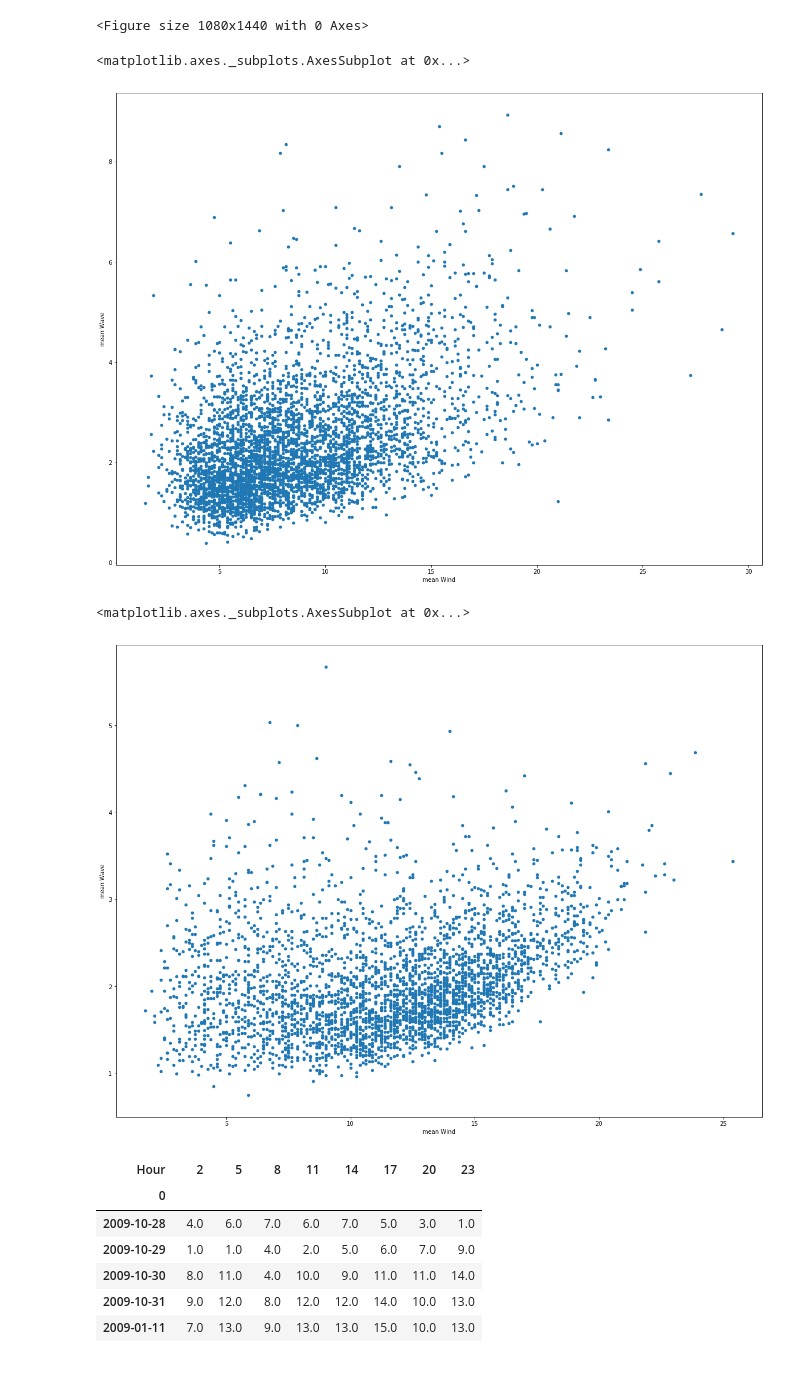
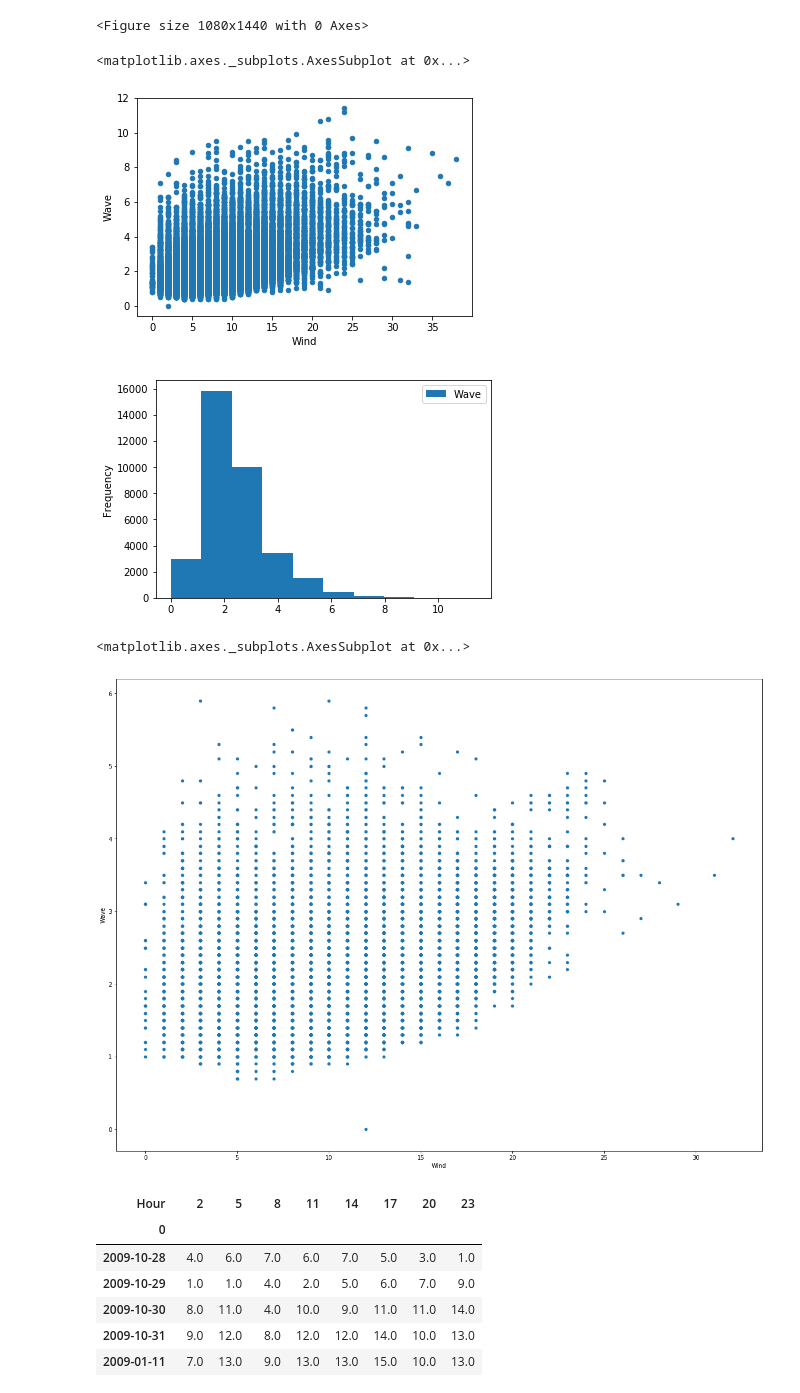
Before and after one commit to Leixb/B7_PE_WaveWind, a Jupyter notebook: notebook.ipynb, the cells around one changed output. Cells and saved outputs as stored; diff of their text form; code cells hidden in the pictures.

Commit message:
Data now unfolded

```diff
--- a/notebook.ipynb
+++ b/notebook.ipynb
@@ -5,5 +5,6 @@ import matplotlib
 import matplotlib.pyplot as plt
 %matplotlib inline
 # %%
-nazare = pd.read_pickle('Nazare.pkl')
-jaws = pd.read_pickle('Jaws.pkl')
+nazare = pd.read_pickle('data/Nazare.pkl')
+jaws = pd.read_pickle('data/Jaws.pkl')
+nazare
@@ -40,18 +74,20 @@ nazare.plot(y='mean Wind', style='.')
 # %% [output]
 <Figure size 1080x1440 with 0 Axes>
 # %%
-nazare.plot.scatter(x='mean Wind', y='mean Wave', style='.', figsize=(20, 15))
+nazare.plot.scatter(x='Wind', y='Wave', style='.')
+nazare.plot.hist(x='Wind', y='Wave')
 # %% [output]
 <matplotlib.axes._subplots.AxesSubplot at 0x...>
-[figure, old version]
+[figure, new version]
+[figure, added]
 # %%
 jaws['mean Wind'] = jaws['Wind Speed (knots)'].mean(axis=1)
 jaws['mean Wave'] = jaws['Wave (m)'].mean(axis=1)
 # %%
-jaws.plot.scatter(x='mean Wind', y='mean Wave', style='.', figsize=(20, 15))
+jaws.plot.scatter(x='Wind', y='Wave', style='.', figsize=(20, 15))
 # %% [output]
 <matplotlib.axes._subplots.AxesSubplot at 0x...>
-[figure, old version]
+[figure, new version]
 # %%
 jaws['Wind Speed (knots)'].plot.scatter(x)
 # %% [output]
```
Also changed, not shown: parts of 10 cells of this notebook, 5 other files.
